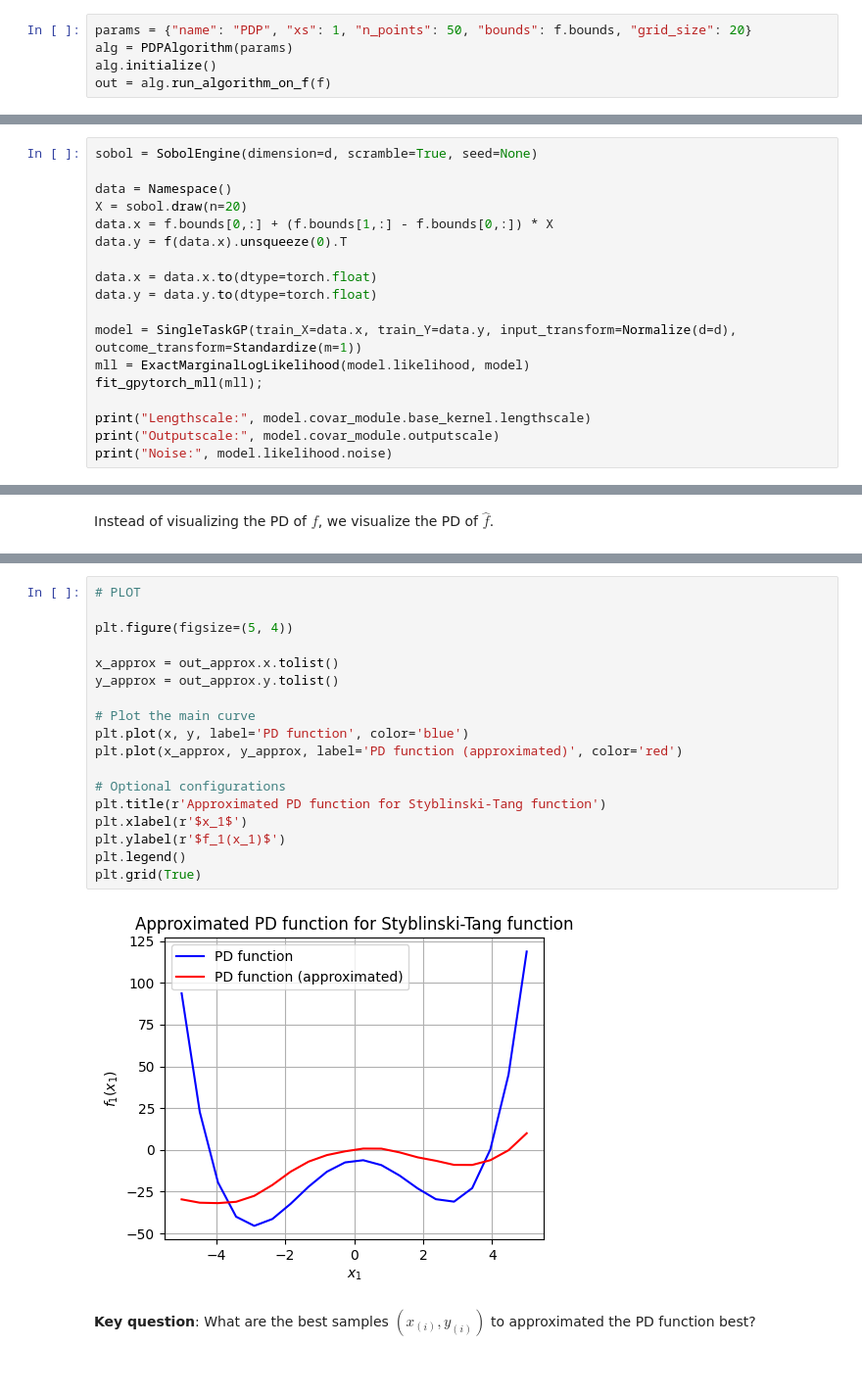
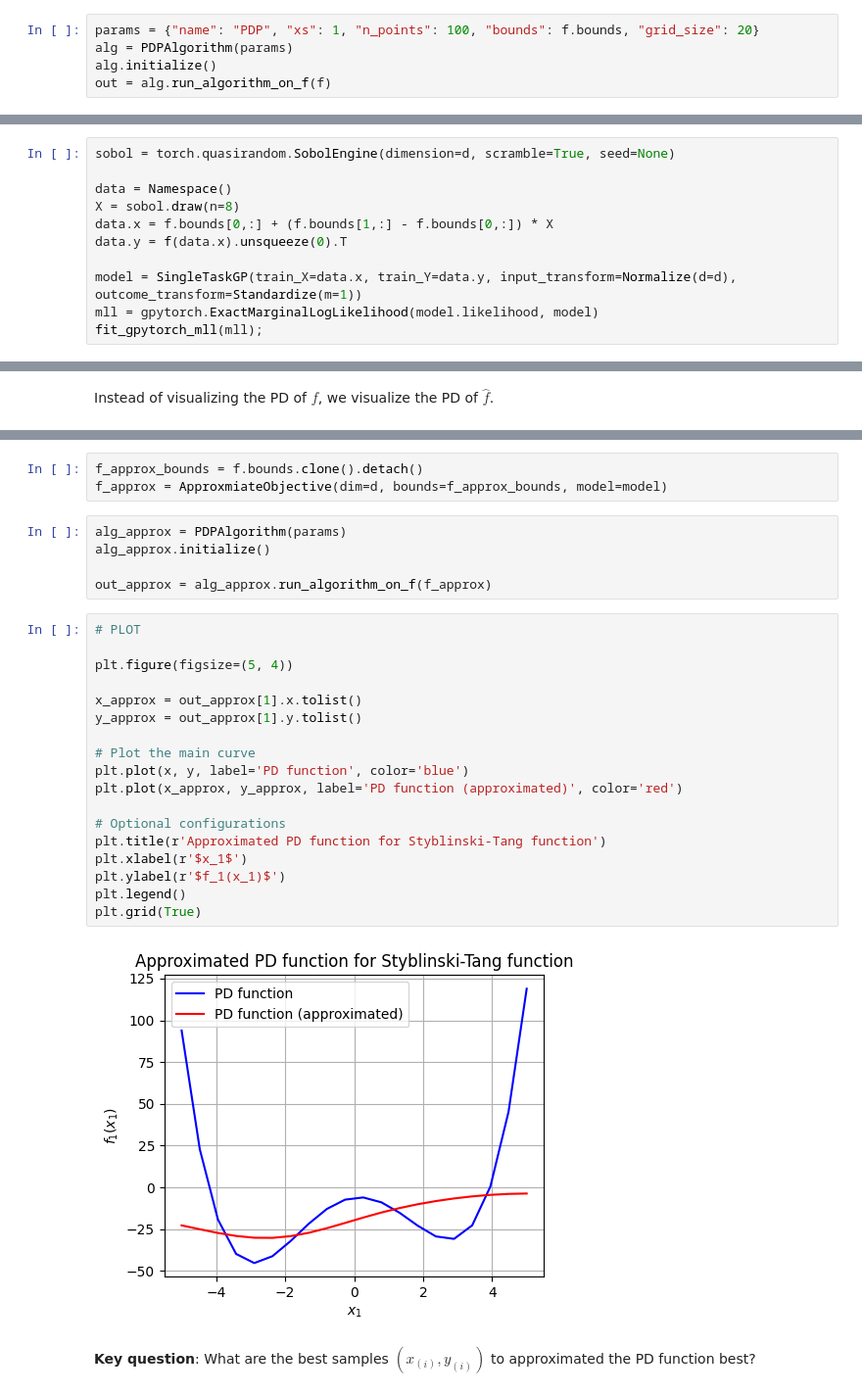
Before and after one commit to juliambr/botorch, a Jupyter notebook: tutorials/tutorial_bobax_learn.ipynb, the cells around one changed output, grey strips where cells are left out. Shown: that part at 98% size. Drawn from its saved outputs; the diff is of its cells as text; blank space fills up the shorter version.

Commit message:
improve notebook and visualization

```diff
--- a/tutorials/tutorial_bobax_learn.ipynb
+++ b/tutorials/tutorial_bobax_learn.ipynb
@@ -57,7 +62,7 @@ $$
 
 **Note**: Practically, we would deal with functions of dimensions higher than $2$, which are challenging to visualize directly. Computing the partial dependence allows us to gain insights into multidimensional functions, making them more interpretable in a visual format.
 # %%
-params = {"name": "PDP", "xs": 1, "n_points": 50, "bounds": f.bounds, "grid_size": 20}
+params = {"name": "PDP", "xs": 1, "n_points": 100, "bounds": f.bounds, "grid_size": 20}
 alg = PDPAlgorithm(params)
 alg.initialize()
 out = alg.run_algorithm_on_f(f)
@@ -93,20 +98,13 @@ We can fit a model $\hat f$ as approximation to the true but unknown $f$, for ex
 
 We simulate this scenario.
 # %%
-sobol = SobolEngine(dimension=d, scramble=True, seed=None)
+sobol = torch.quasirandom.SobolEngine(dimension=d, scramble=True, seed=None)
 
 data = Namespace()
-X = sobol.draw(n=20)
+X = sobol.draw(n=8)
 data.x = f.bounds[0,:] + (f.bounds[1,:] - f.bounds[0,:]) * X
 data.y = f(data.x).unsqueeze(0).T
 
-data.x = data.x.to(dtype=torch.float)
-data.y = data.y.to(dtype=torch.float)
-
 model = SingleTaskGP(train_X=data.x, train_Y=data.y, input_transform=Normalize(d=d), outcome_transform=Standardize(m=1))
-mll = ExactMarginalLogLikelihood(model.likelihood, model)
+mll = gpytorch.ExactMarginalLogLikelihood(model.likelihood, model)
 fit_gpytorch_mll(mll);
-
-print("Lengthscale:", model.covar_module.base_kernel.lengthscale)
-print("Outputscale:", model.covar_module.outputscale)
-print("Noise:", model.likelihood.noise)
@@ -127,23 +123,31 @@ out_approx = EIG.output_list[0]
+# %%
+f_approx_bounds = f.bounds.clone().detach()
+f_approx = ApproxmiateObjective(dim=d, bounds=f_approx_bounds, model=model)
+# %%
+alg_approx = PDPAlgorithm(params)
+alg_approx.initialize()
+
+out_approx = alg_approx.run_algorithm_on_f(f_approx)
 # %%
 # PLOT
 
 plt.figure(figsize=(5, 4))
 
-x_approx = out_approx.x.tolist()
-y_approx = out_approx.y.tolist()
+x_approx = out_approx[1].x.tolist()
+y_approx = out_approx[1].y.tolist()
 
 # Plot the main curve
 plt.plot(x, y, label='PD function', color='blue')
 plt.plot(x_approx, y_approx, label='PD function (approximated)', color='red')
 
 # Optional configurations
 plt.title(r'Approximated PD function for Styblinski-Tang function')
 plt.xlabel(r'$x_1$')
 plt.ylabel(r'$f_1(x_1)$')
 plt.legend()
 plt.grid(True)
 # %% [output]
-[figure, old version]
+[figure, new version]
 # %% [markdown]
 **Key question**: What are the best samples $(x_{(i)}, y_{(i)})$ to approximated the PD function best?
 # %% [markdown]
```
Also changed, not shown: parts of 17 cells of this notebook, 2 other files.
